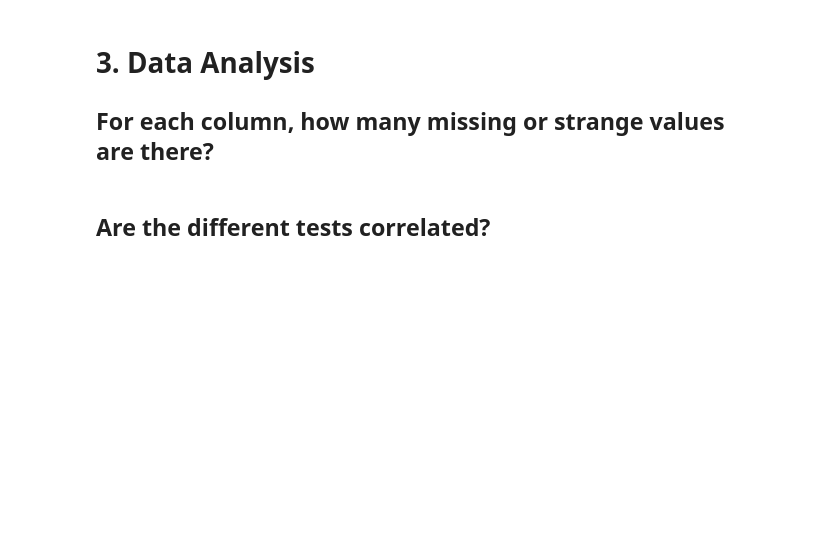
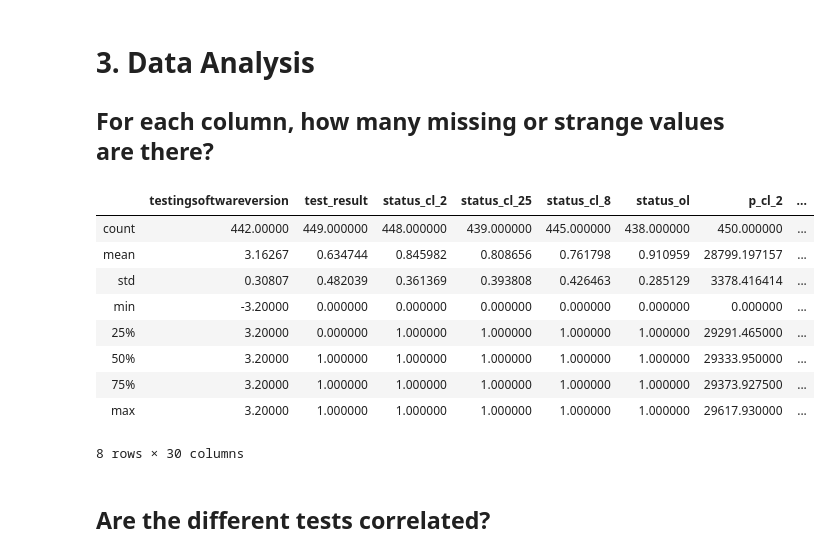
Before and after one commit to kilolux/mfg-data-analysis, a Jupyter notebook: mfg-data-analysis.ipynb, the cells around one changed output. Cells and saved outputs as stored; diff of their text form; code cells hidden in the pictures; blank space fills up the shorter version.

```diff
--- a/mfg-data-analysis.ipynb
+++ b/mfg-data-analysis.ipynb
@@ -151,3 +151,17 @@ df.head()
+# %%
+# We can use "describe" to show a lot of
+df.describe()
+# %% [output]
+|  | testingsoftwareversion | test_result | status_cl_2 | status_cl_25 | status_cl_8 | status_ol | p_cl_2 | ... |
+| count | 442.00000 | 449.000000 | 448.000000 | 439.000000 | 445.000000 | 438.000000 | 450.000000 | ... |
+| mean | 3.16267 | 0.634744 | 0.845982 | 0.808656 | 0.761798 | 0.910959 | 28799.197157 | ... |
+| std | 0.30807 | 0.482039 | 0.361369 | 0.393808 | 0.426463 | 0.285129 | 3378.416414 | ... |
+| min | -3.20000 | 0.000000 | 0.000000 | 0.000000 | 0.000000 | 0.000000 | 0.000000 | ... |
+| 25% | 3.20000 | 0.000000 | 1.000000 | 1.000000 | 1.000000 | 1.000000 | 29291.465000 | ... |
+| 50% | 3.20000 | 1.000000 | 1.000000 | 1.000000 | 1.000000 | 1.000000 | 29333.950000 | ... |
+| 75% | 3.20000 | 1.000000 | 1.000000 | 1.000000 | 1.000000 | 1.000000 | 29373.927500 | ... |
+| max | 3.20000 | 1.000000 | 1.000000 | 1.000000 | 1.000000 | 1.000000 | 29617.930000 | ... |
+8 rows × 30 columns
 # %% [markdown]
 ## Are the different tests correlated?
 # %%
```
Also changed, not shown: parts of 10 cells of this notebook.
